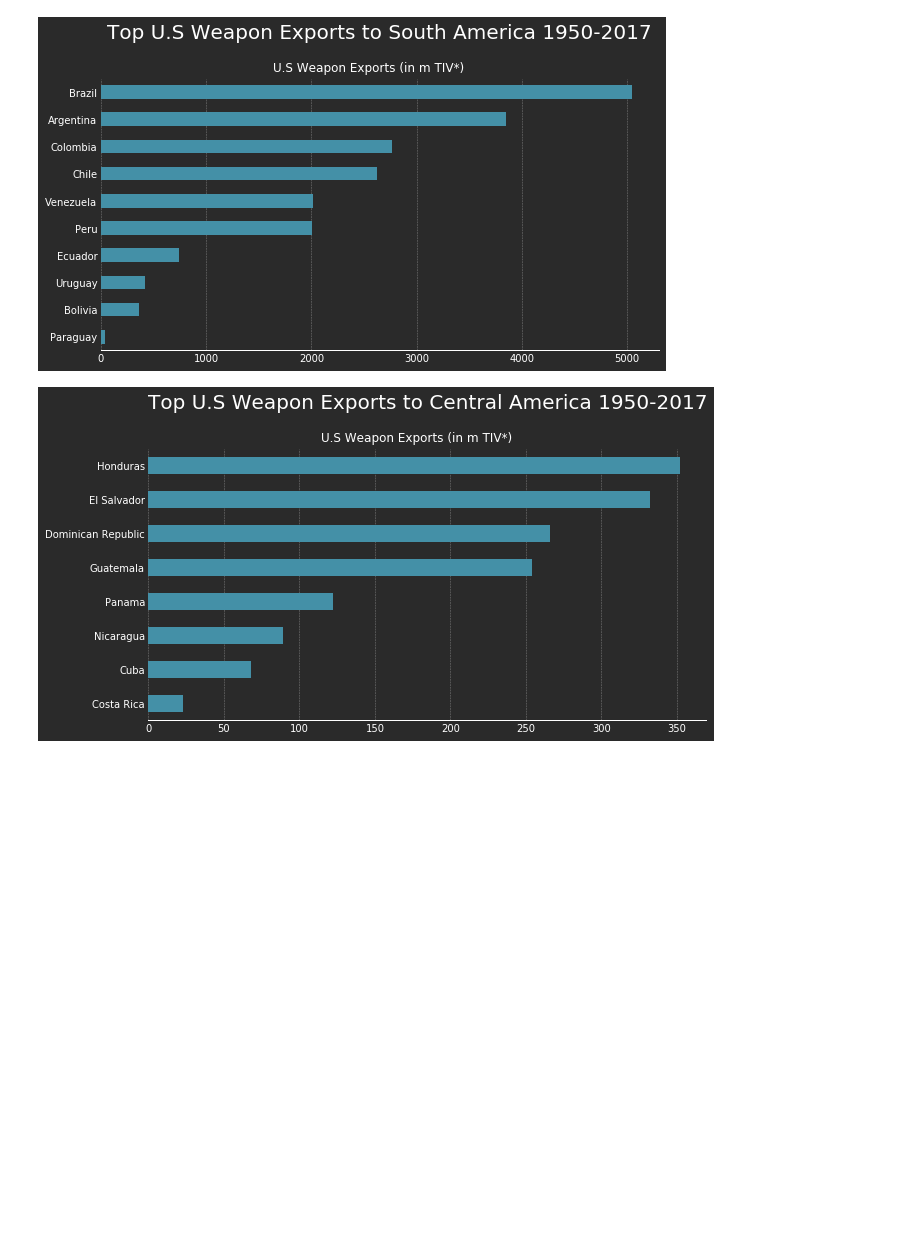
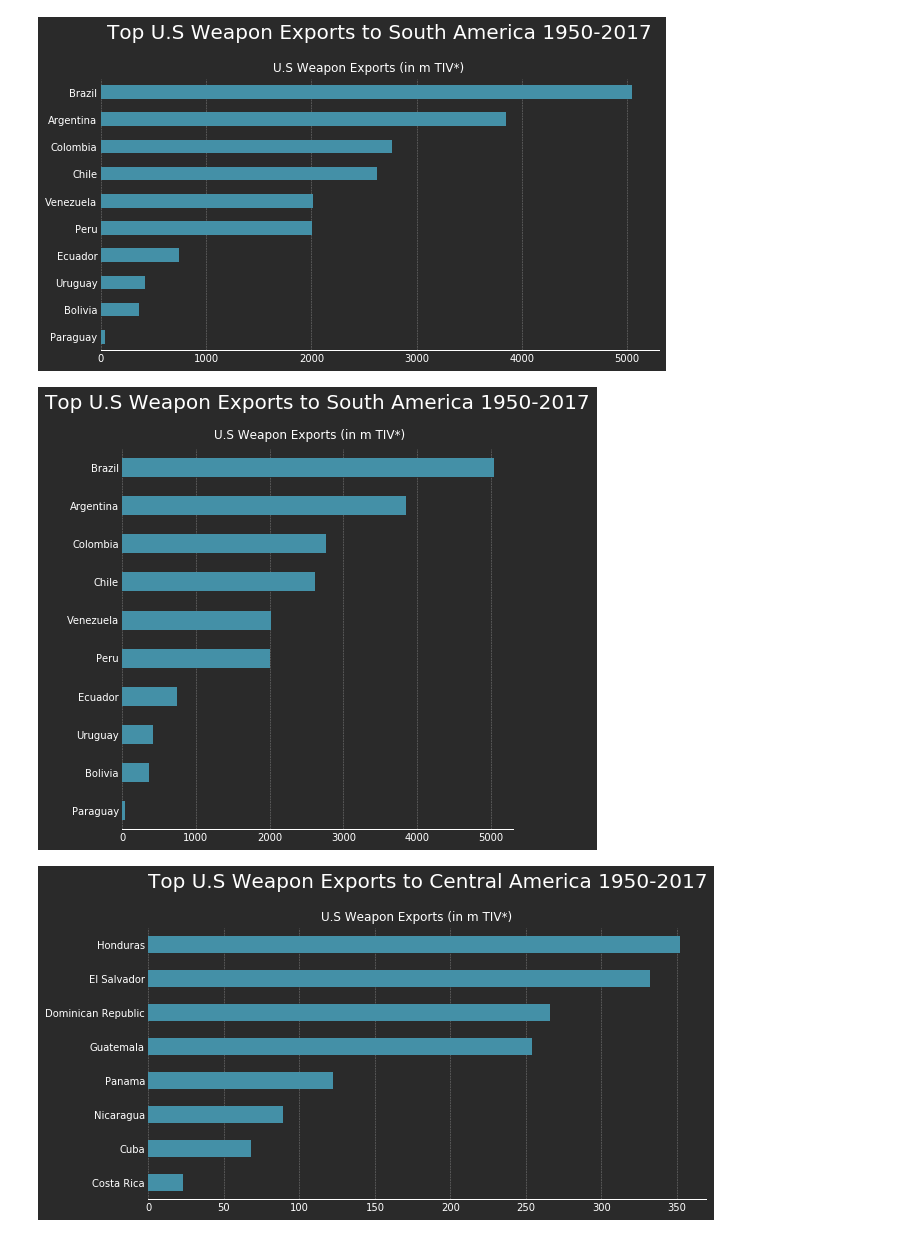
Before and after one commit to benbitoun/data-studio, a Jupyter notebook: Code/03-Gods_of_War_project/US weapons 2017.ipynb, the cells around one changed output. Saved outputs shown, nothing was run; the diff lists cells and outputs as text; code cells hidden in the pictures; blank space fills up the shorter version.

```diff
--- a/Code/03-Gods_of_War_project/US weapons 2017.ipynb
+++ b/Code/03-Gods_of_War_project/US weapons 2017.ipynb
@@ -553,6 +554,63 @@ plt.savefig('s_america_bars.pdf', transparent=False, bbox_inches='tight')
 plt.savefig('s_america_bars.png', transparent=False, bbox_inches='tight')
 # %% [output]
 [figure]
+# %%
+#For website:
+#Top s.american countries of us weapon exports 1950-2017:
+plt.rcParams.update({"figure.facecolor": "#2A2A2A",
+              "axes.facecolor": "#2A2A2A",
+              "axes.grid" : True,
+              "axes.grid.axis" : "y",
+              "grid.color"    : "grey",
+              "grid.linewidth": 0.5,
+              "axes.spines.left" : False,
+              "axes.spines.right" : False,
+              "axes.spines.top" : False,
+              "ytick.major.size": 0,
+              "ytick.minor.size": 0,
+              "xtick.direction" : "in",
+              "xtick.major.size" : 7,
+              "xtick.color"      : "#191919",
+              "axes.edgecolor"    :"#191919",
+              "axes.prop_cycle" : plt.cycler('color',
+                                    ['#4490A7', '#43987D', '#AA64EA', '#DC4F7F',
+                                     '#CD8342', '#81C885', '#3D9BB9', '#969696',
+                                     '#fcae91', '#17becf']),
+         'pdf.fonttype': 42,
+    'ps.fonttype': 42})
+
+ax = s_america.loc[:, s_america.columns !='Year'].sum().sort_values(ascending=True).tail(10).plot(figsize= (7,7), kind='barh', color= '#4490A7')
+
+#Getting rid of y-ax
+ax.grid(False, axis='x')
+ax.grid(linestyle='--')
+ax.grid(linestyle='', axis='y')
+
+#ticks
+ax.tick_params(left=True)
+ax.tick_params(bottom=False)
+
+ax.spines['bottom'].set_color('white')
+ax.spines['left'].set_color('white')
+ax.spines['top'].set_color('white')
+ax.xaxis.label.set_color('white')
+ax.yaxis.label.set_color('white')
+ax.tick_params(axis='x', colors='white')
+ax.tick_params(axis='y', colors='white')
+
+
+#Title
+ax.set_title("Top U.S Weapon Exports to South America 1950-2017", pad=40, fontsize=20, color='white')
+plt.gcf().text(0.5, 0.9, "U.S Weapon Exports (in m TIV*) ", ha="center", fontsize=12, color='white')
+
+#Legend
+#ax.legend(ncol=5, loc='upper center')
+
+#Save
+plt.savefig('s_america_bars_website.pdf', transparent=False, bbox_inches='tight')
+plt.savefig('s_america_bars_website.png', transparent=False, bbox_inches='tight')
+# %% [output]
+[figure, added]
 # %%
 #For Central America:
 #Top s.american countries of us weapon exports 1950-2017:
```
Also changed, not shown: parts of 16 cells of this notebook, 50 other files.
